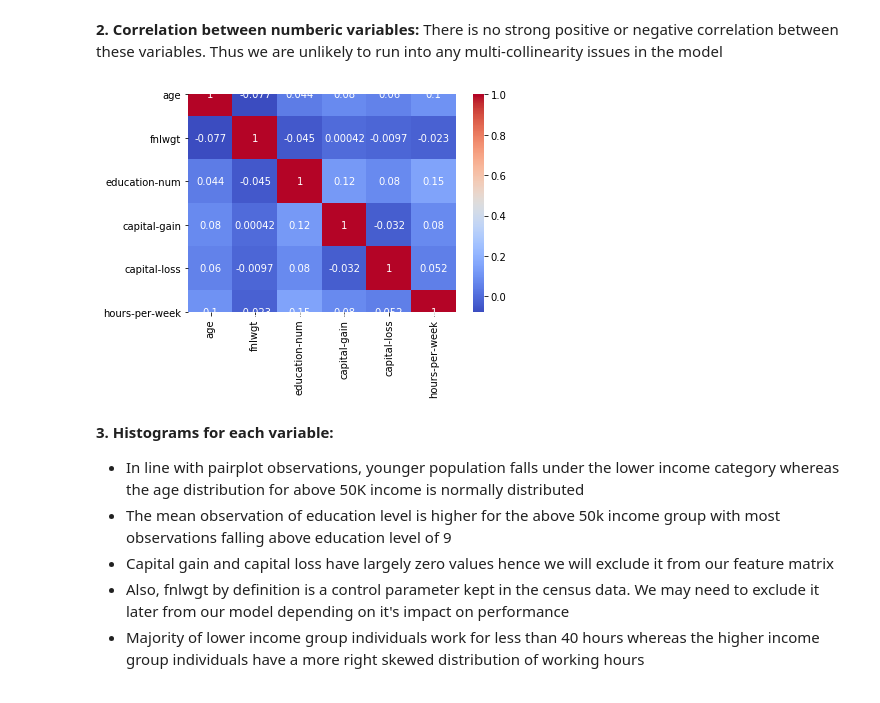
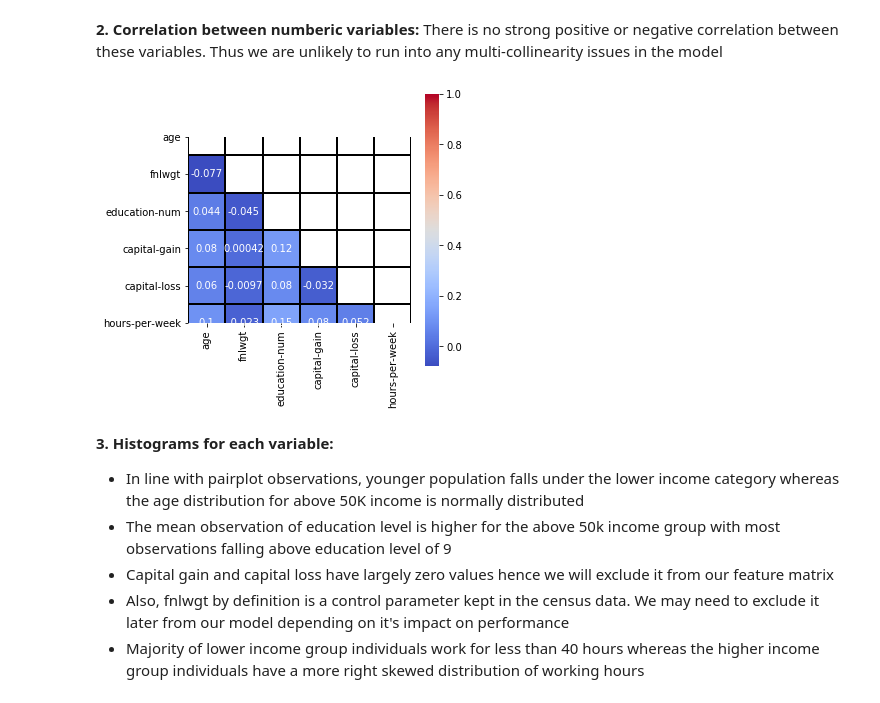
Before and after one commit to ishitashah23/learning-projects, a Jupyter notebook: Income-category Classification Project/Classification Project_Income based on Census.ipynb, the cells around one changed output. Drawn from its saved outputs; the diff is of its cells as text; code cells hidden in the pictures.

```diff
--- a/Income-category Classification Project/Classification Project_Income based on Census.ipynb
+++ b/Income-category Classification Project/Classification Project_Income based on Census.ipynb
@@ -228,11 +228,15 @@ plt.show()
 [figure]
 # %% [markdown]
 **2. Correlation between numberic variables:** There is no strong positive or negative correlation between these variables. Thus we are unlikely to run into any multi-collinearity issues in the model
-# %%
-sns.heatmap(df.corr(),cmap='coolwarm',annot=True)
-plt.show()
-# %% [output]
-[figure, removed]
+# %%
+plt.figure(figsize=(5,5))
+correlation = df.corr()
+matrix = np.triu(correlation)
+sns.heatmap(correlation,cmap='coolwarm',square=True,linecolor='black',linewidths=1,
+            mask=matrix,annot=True)
+plt.show()
+# %% [output]
+[figure, added]
 # %% [markdown]
 **3. Histograms for each variable:**
 
```
Also changed, not shown: parts of 7 cells of this notebook.
